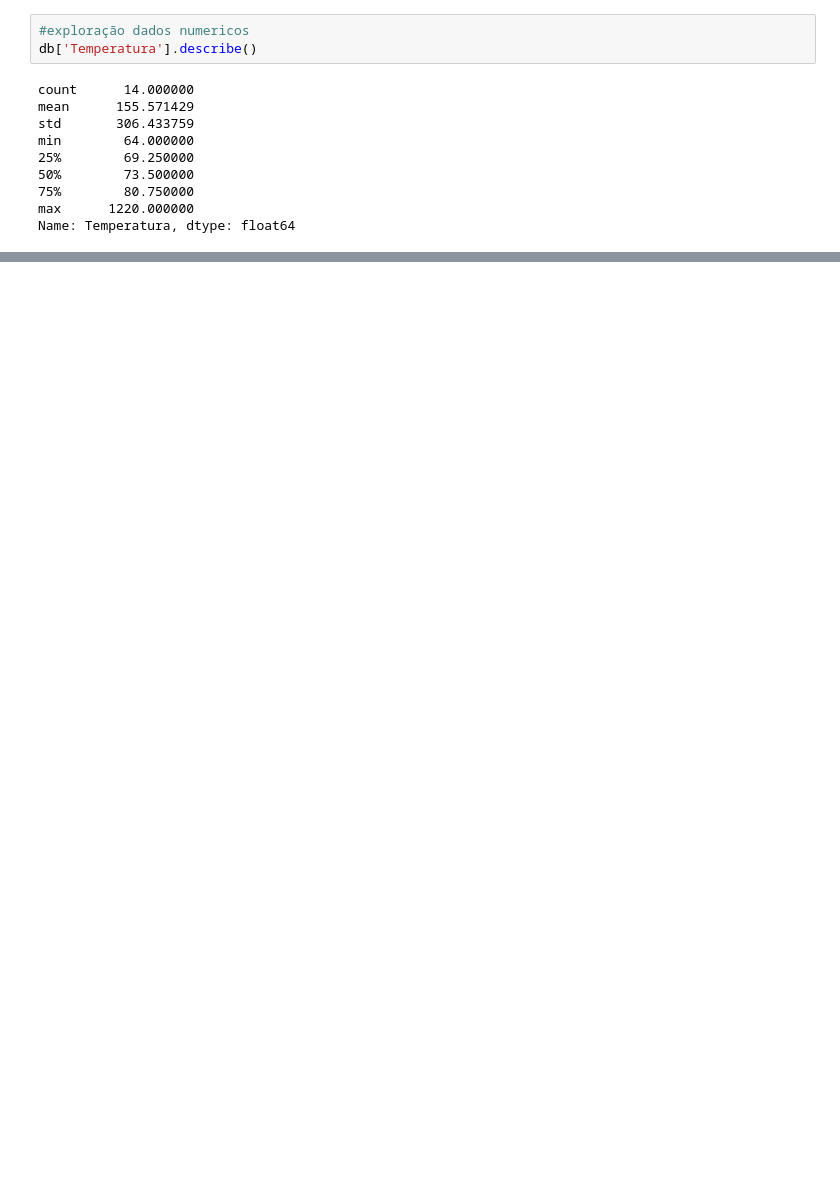
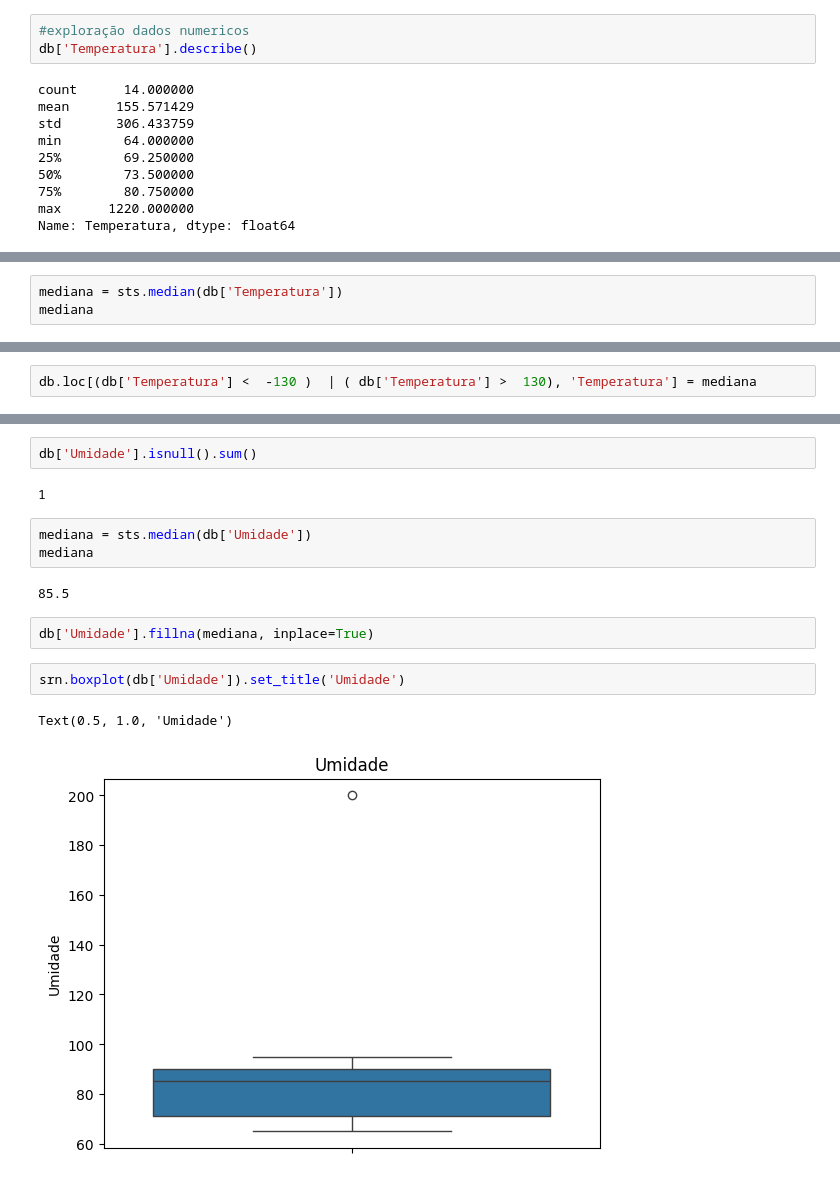
Before and after one commit to EnnioSantos/Analise-de-Dados-com-Python, a Jupyter notebook: Tratamento_de_Dados_Metereologicos.ipynb, the cells around one changed output, grey strips where cells are left out. Saved outputs shown, nothing was run; the diff lists cells and outputs as text; blank space fills up the shorter version.

```diff
--- a/Tratamento_de_Dados_Metereologicos.ipynb
+++ b/Tratamento_de_Dados_Metereologicos.ipynb
@@ -72,0 +109,3 @@ Name: Temperatura, dtype: float64
+# %%
+mediana = sts.median(db['Temperatura'])
+mediana
@@ -72,0 +114,2 @@ Name: Temperatura, dtype: float64
+# %%
+db.loc[(db['Temperatura'] <  -130 )  | ( db['Temperatura'] >  130), 'Temperatura'] = mediana
@@ -82,3 +131,19 @@ min       65.000000
 75%       90.000000
 max      200.000000
 Name: Umidade, dtype: float64
+# %%
+db['Umidade'].isnull().sum()
+# %% [output]
+1
+# %%
+mediana = sts.median(db['Umidade'])
+mediana
+# %% [output]
+85.5
+# %%
+db['Umidade'].fillna(mediana, inplace=True)
+# %%
+srn.boxplot(db['Umidade']).set_title('Umidade')
+# %% [output]
+Text(0.5, 1.0, 'Umidade')
+[figure, added]
```
Also changed, not shown: parts of 18 cells of this notebook.
